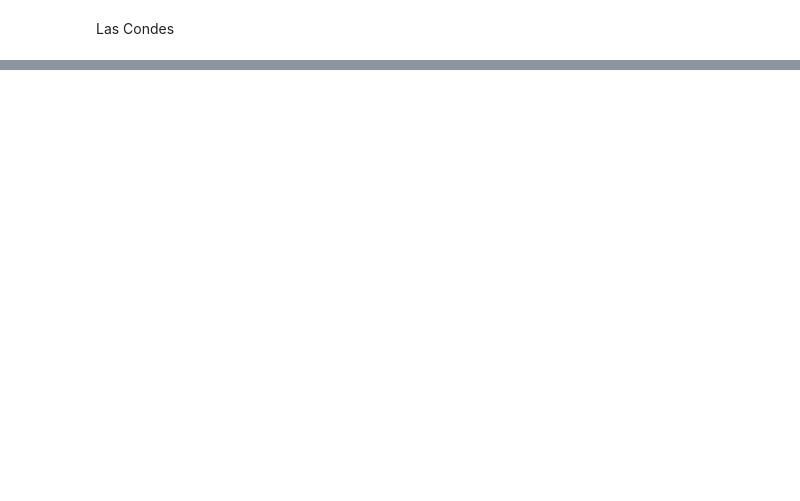
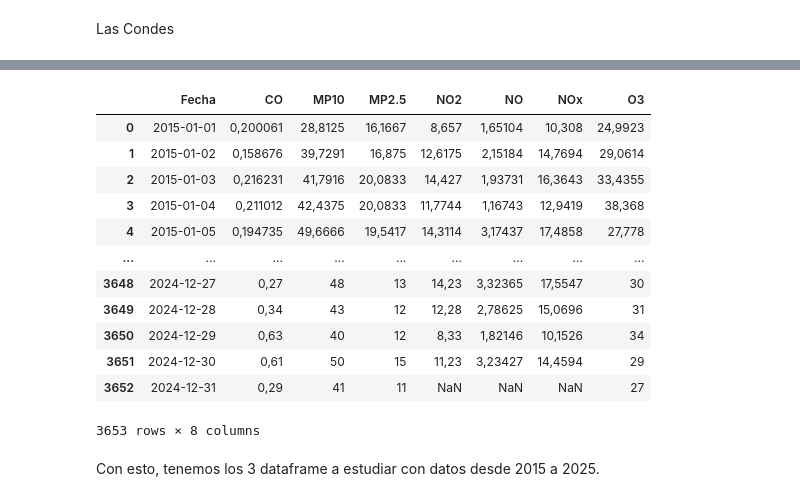
Before and after one commit to Seba-RC/AnalisisContaminacionAire, a Jupyter notebook: AnalisisDatos.ipynb, the cells around one changed output, grey strips where cells are left out. Drawn from its saved outputs; the diff is of its cells as text; code cells hidden in the pictures; blank space fills up the shorter version.

Commit message:
all dataframes complete

```diff
--- a/AnalisisDatos.ipynb
+++ b/AnalisisDatos.ipynb
@@ -247,2 +248,17 @@ display(dfElBosque)
 # %% [markdown]
 Las Condes
+# %%
+lasCondesCO = pd.read_csv('Datos/las_condes/COLasCondes.csv', sep=';')
+display(lasCondesCO.head())
+lasCondesmp2_5 = pd.read_csv('Datos/las_condes/mp2.5LasCondes.csv', sep=';')
+display(lasCondesmp2_5.head())
+lasCondesmp10 = pd.read_csv('Datos/las_condes/mp10LasCondes.csv', sep=';')
+display(lasCondesmp10.head())
+lasCondesNO2 = pd.read_csv('Datos/las_condes/NO2LasCondes.csv', sep=';')
+display(lasCondesNO2.head())
+lasCondesNO = pd.read_csv('Datos/las_condes/NOLasCondes.csv', sep=';')
+display(lasCondesNO.head())
+lasCondesNOx = pd.read_csv('Datos/las_condes/NOxLasCondes.csv', sep=';')
+display(lasCondesNOx.head())
+lasCondesO3 = pd.read_csv('Datos/las_condes/O3LasCondes.csv', sep=';')
+display(lasCondesO3.head())
@@ -248,0 +308,45 @@ Las Condes
+# %%
+droppedcolumns = ["HORA (HHMM)", "Registros preliminares", "Registros no validados", "Unnamed: 5"]
+def cleanLasCondes(df):
+
+    df[["FECHA (YYMMDD)"]] = df[["FECHA (YYMMDD)"]].astype(str)
+    df['FECHA (YYMMDD)'] = pd.to_datetime(df['FECHA (YYMMDD)'], format='%y%m%d')
+    df2 = renamedb(df, "FECHA (YYMMDD)", "Fecha")
+    df3 = df2.drop(droppedcolumns, axis=1, inplace=False)
+    return df3
+
+lasCondesCO = cleanLasCondes(lasCondesCO)
+lasCondesmp10 = cleanLasCondes(lasCondesmp10)
+lasCondesmp2_5 = cleanLasCondes(lasCondesmp2_5)
+lasCondesNO2 = cleanLasCondes(lasCondesNO2)
+lasCondesNO = cleanLasCondes(lasCondesNO)
+lasCondesNOx = cleanLasCondes(lasCondesNOx)
+lasCondesO3 = cleanLasCondes(lasCondesO3)
+# %%
+dfLasCondes = lasCondesCO
+dfLasCondes = dfLasCondes.drop(["Registros validados"], axis=1, inplace=False)
+dfLasCondes[['Fecha', 'CO']] = lasCondesCO[['Fecha', 'Registros validados']]
+dfLasCondes[['MP10']] = lasCondesmp10[['Registros validados']]
+dfLasCondes[['MP2.5']] = lasCondesmp2_5[['Registros validados']]
+dfLasCondes[['NO2']] = lasCondesNO2[['Registros validados']]
+dfLasCondes[['NO']] = lasCondesNO[['Registros validados']]
+dfLasCondes[['NOx']] = lasCondesNOx[['Registros validados']]
+dfLasCondes[['O3']] = lasCondesO3[['Registros validados']]
+
+display(dfLasCondes)
+# %% [output]
+|  | Fecha | CO | MP10 | MP2.5 | NO2 | NO | NOx | O3 |
+| 0 | 2015-01-01 | 0,200061 | 28,8125 | 16,1667 | 8,657 | 1,65104 | 10,308 | 24,9923 |
+| 1 | 2015-01-02 | 0,158676 | 39,7291 | 16,875 | 12,6175 | 2,15184 | 14,7694 | 29,0614 |
+| 2 | 2015-01-03 | 0,216231 | 41,7916 | 20,0833 | 14,427 | 1,93731 | 16,3643 | 33,4355 |
+| 3 | 2015-01-04 | 0,211012 | 42,4375 | 20,0833 | 11,7744 | 1,16743 | 12,9419 | 38,368 |
+| 4 | 2015-01-05 | 0,194735 | 49,6666 | 19,5417 | 14,3114 | 3,17437 | 17,4858 | 27,778 |
+| ... | ... | ... | ... | ... | ... | ... | ... | ... |
+| 3648 | 2024-12-27 | 0,27 | 48 | 13 | 14,23 | 3,32365 | 17,5547 | 30 |
+| 3649 | 2024-12-28 | 0,34 | 43 | 12 | 12,28 | 2,78625 | 15,0696 | 31 |
+| 3650 | 2024-12-29 | 0,63 | 40 | 12 | 8,33 | 1,82146 | 10,1526 | 34 |
+| 3651 | 2024-12-30 | 0,61 | 50 | 15 | 11,23 | 3,23427 | 14,4594 | 29 |
+| 3652 | 2024-12-31 | 0,29 | 41 | 11 | NaN | NaN | NaN | 27 |
+3653 rows × 8 columns
+# %% [markdown]
+Con esto, tenemos los 3 dataframe a estudiar con datos desde 2015 a 2025.
```
Also changed, not shown: parts of 3 cells of this notebook.
